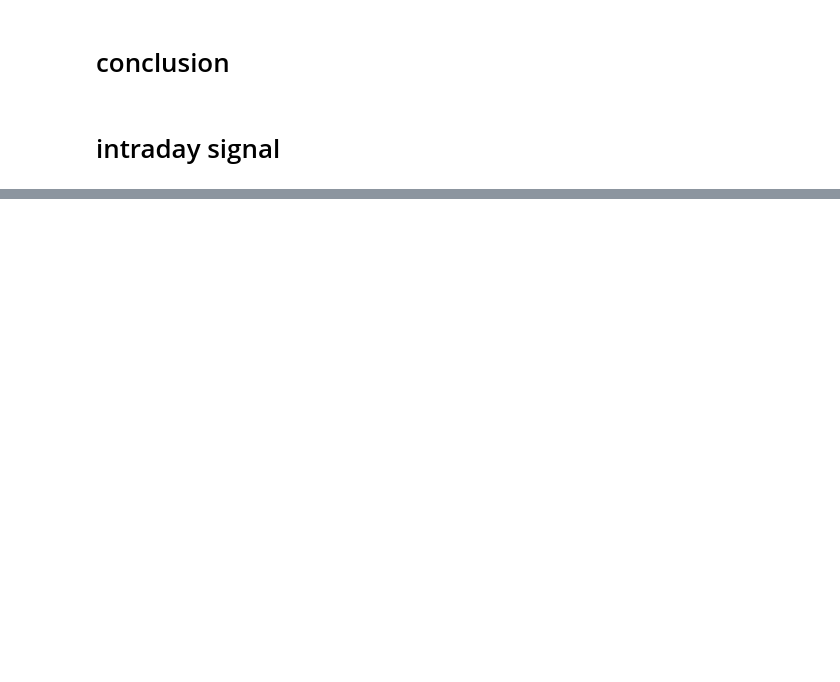
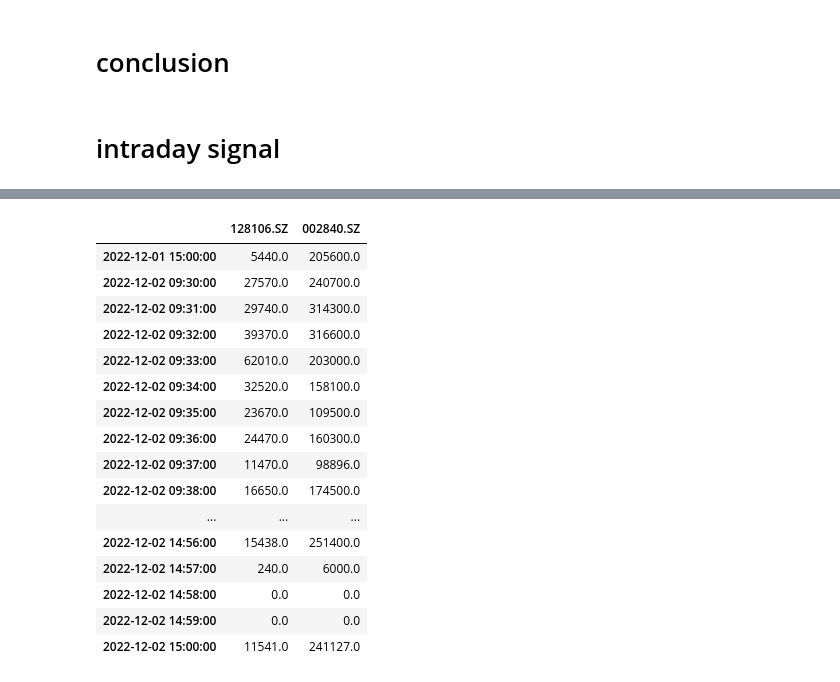
Before and after one commit to PXY11/cms, a Jupyter notebook: backtest_daily_track_dev.ipynb, the cells around one changed output, grey strips where cells are left out. Saved outputs shown, nothing was run; the diff lists cells and outputs as text; code cells hidden in the pictures; blank space fills up the shorter version.

```diff
--- a/backtest_daily_track_dev.ipynb
+++ b/backtest_daily_track_dev.ipynb
@@ -991,0 +1120,20 @@ df_signal
+# %%
+cbond_volume[cbond_pair]
+# %% [output]
+|  | 128106.SZ | 002840.SZ |
+| 2022-12-01 15:00:00 | 5440.0 | 205600.0 |
+| 2022-12-02 09:30:00 | 27570.0 | 240700.0 |
+| 2022-12-02 09:31:00 | 29740.0 | 314300.0 |
+| 2022-12-02 09:32:00 | 39370.0 | 316600.0 |
+| 2022-12-02 09:33:00 | 62010.0 | 203000.0 |
+| 2022-12-02 09:34:00 | 32520.0 | 158100.0 |
+| 2022-12-02 09:35:00 | 23670.0 | 109500.0 |
+| 2022-12-02 09:36:00 | 24470.0 | 160300.0 |
+| 2022-12-02 09:37:00 | 11470.0 | 98896.0 |
+| 2022-12-02 09:38:00 | 16650.0 | 174500.0 |
+| ... | ... | ... |
+| 2022-12-02 14:56:00 | 15438.0 | 251400.0 |
+| 2022-12-02 14:57:00 | 240.0 | 6000.0 |
+| 2022-12-02 14:58:00 | 0.0 | 0.0 |
+| 2022-12-02 14:59:00 | 0.0 | 0.0 |
+| 2022-12-02 15:00:00 | 11541.0 | 241127.0 |
```
Also changed, not shown: parts of 23 cells of this notebook, 37 other files.
